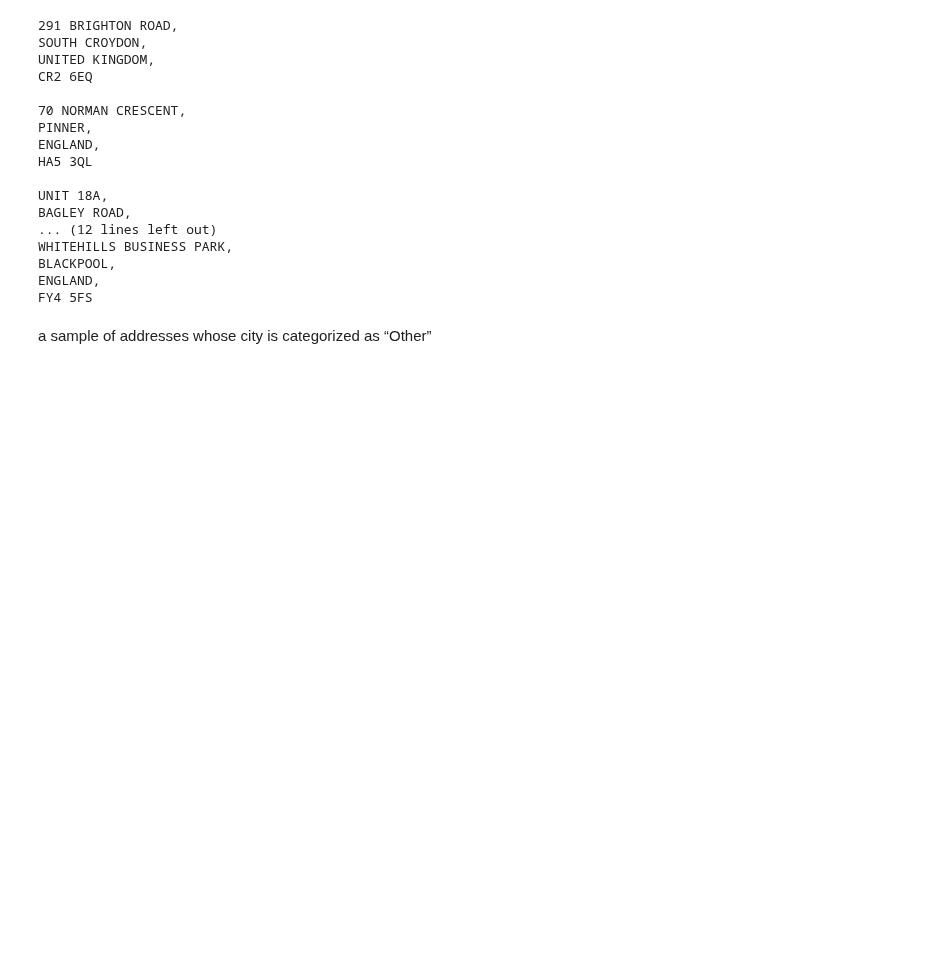
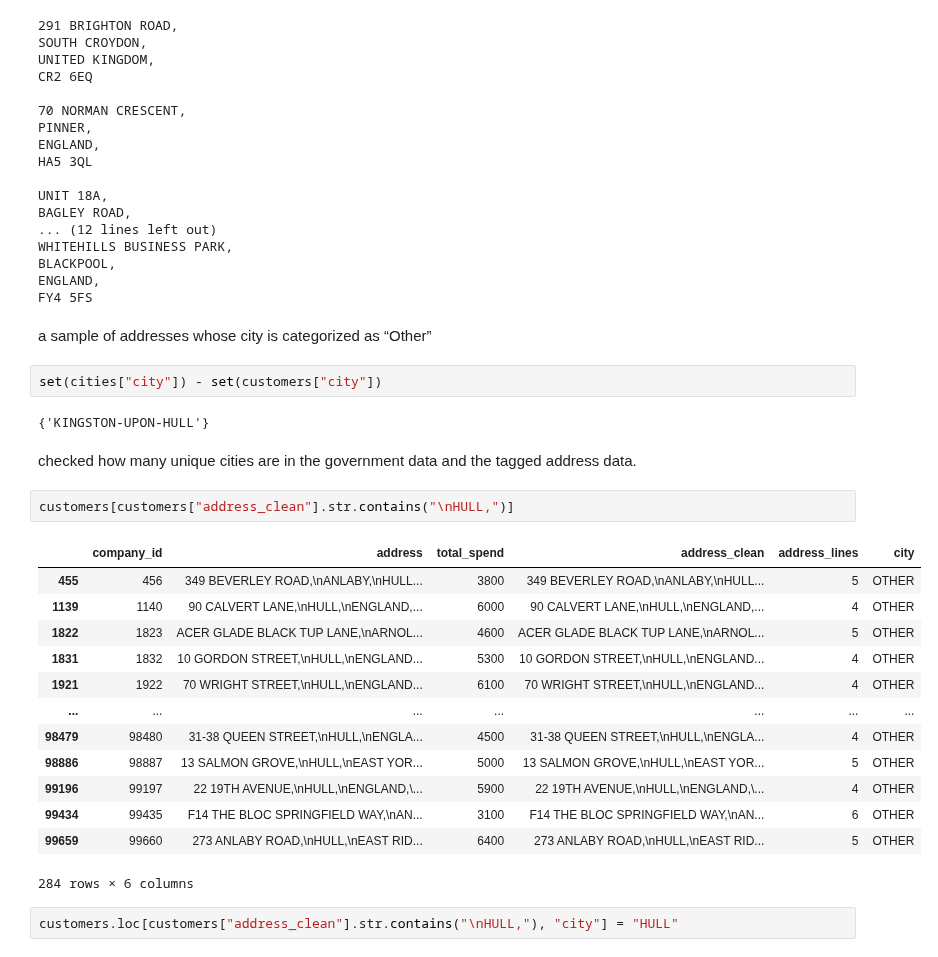
Before and after one commit to jeremysb1/data_analysis_projects, a Jupyter notebook: customer_geographies.ipynb, the cells around one changed output. Drawn from its saved outputs; the diff is of its cells as text; blank space fills up the shorter version.

```diff
--- a/customer_geographies.ipynb
+++ b/customer_geographies.ipynb
@@ -205,3 +205,27 @@ ENGLAND,
 FY4 5FS
 # %% [markdown]
 a sample of addresses whose city is categorized as “Other”
+# %%
+set(cities["city"]) - set(customers["city"])
+# %% [output]
+{'KINGSTON-UPON-HULL'}
+# %% [markdown]
+checked how many unique cities are in the government data and the tagged address data.
+# %%
+customers[customers["address_clean"].str.contains("\nHULL,")]
+# %% [output]
+|  | company_id | address | total_spend | address_clean | address_lines | city |
+| 455 | 456 | 349 BEVERLEY ROAD,\nANLABY,\nHULL... | 3800 | 349 BEVERLEY ROAD,\nANLABY,\nHULL... | 5 | OTHER |
+| 1139 | 1140 | 90 CALVERT LANE,\nHULL,\nENGLAND,... | 6000 | 90 CALVERT LANE,\nHULL,\nENGLAND,... | 4 | OTHER |
+| 1822 | 1823 | ACER GLADE BLACK TUP LANE,\nARNOL... | 4600 | ACER GLADE BLACK TUP LANE,\nARNOL... | 5 | OTHER |
+| 1831 | 1832 | 10 GORDON STREET,\nHULL,\nENGLAND... | 5300 | 10 GORDON STREET,\nHULL,\nENGLAND... | 4 | OTHER |
+| 1921 | 1922 | 70 WRIGHT STREET,\nHULL,\nENGLAND... | 6100 | 70 WRIGHT STREET,\nHULL,\nENGLAND... | 4 | OTHER |
+| ... | ... | ... | ... | ... | ... | ... |
+| 98479 | 98480 | 31-38 QUEEN STREET,\nHULL,\nENGLA... | 4500 | 31-38 QUEEN STREET,\nHULL,\nENGLA... | 4 | OTHER |
+| 98886 | 98887 | 13 SALMON GROVE,\nHULL,\nEAST YOR... | 5000 | 13 SALMON GROVE,\nHULL,\nEAST YOR... | 5 | OTHER |
+| 99196 | 99197 | 22 19TH AVENUE,\nHULL,\nENGLAND,\... | 5900 | 22 19TH AVENUE,\nHULL,\nENGLAND,\... | 4 | OTHER |
+| 99434 | 99435 | F14 THE BLOC SPRINGFIELD WAY,\nAN... | 3100 | F14 THE BLOC SPRINGFIELD WAY,\nAN... | 6 | OTHER |
+| 99659 | 99660 | 273 ANLABY ROAD,\nHULL,\nEAST RID... | 6400 | 273 ANLABY ROAD,\nHULL,\nEAST RID... | 5 | OTHER |
+284 rows × 6 columns
+# %%
+customers.loc[customers["address_clean"].str.contains("\nHULL,"), "city"] = "HULL"
```
Also changed, not shown: parts of 3 cells of this notebook.
